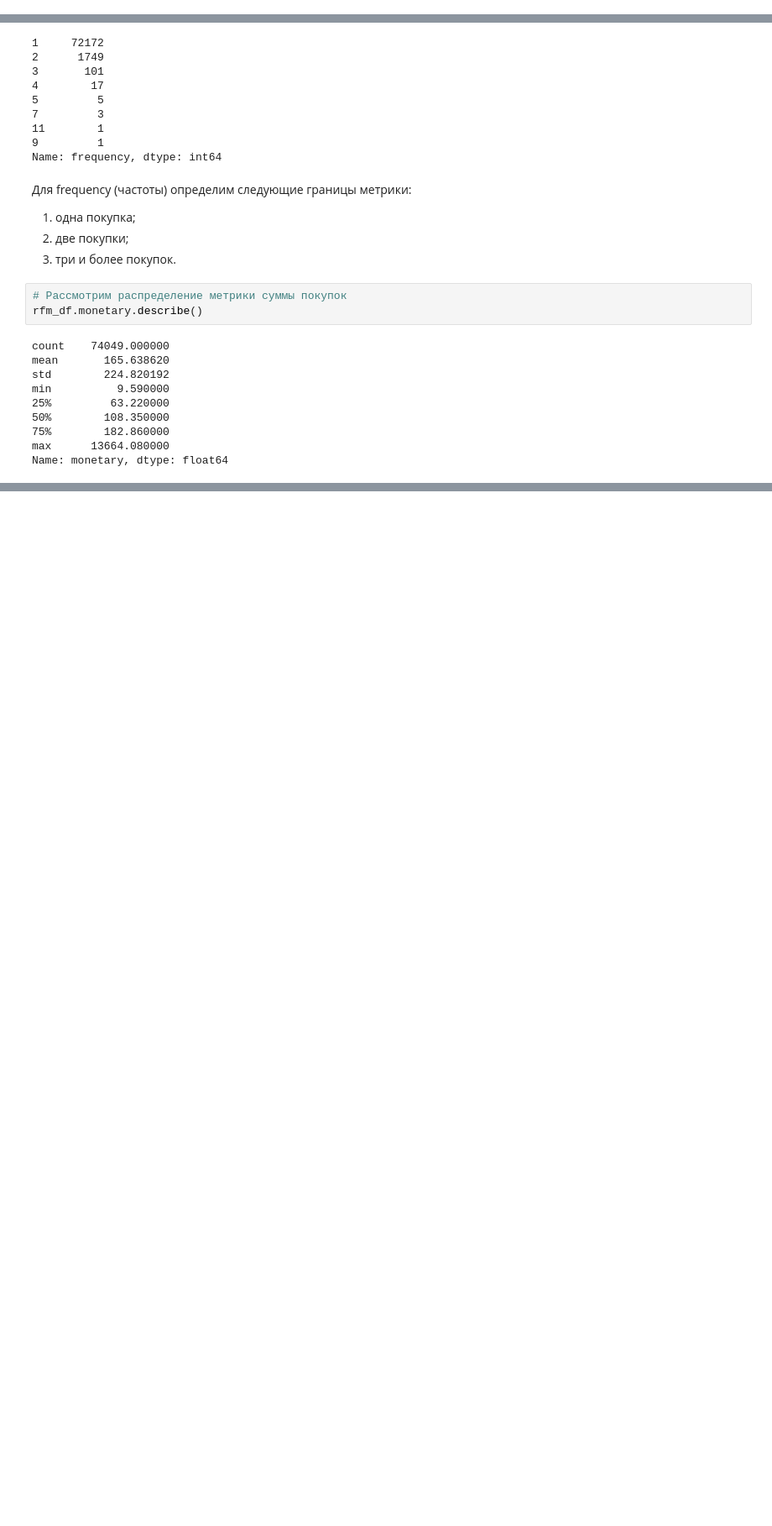
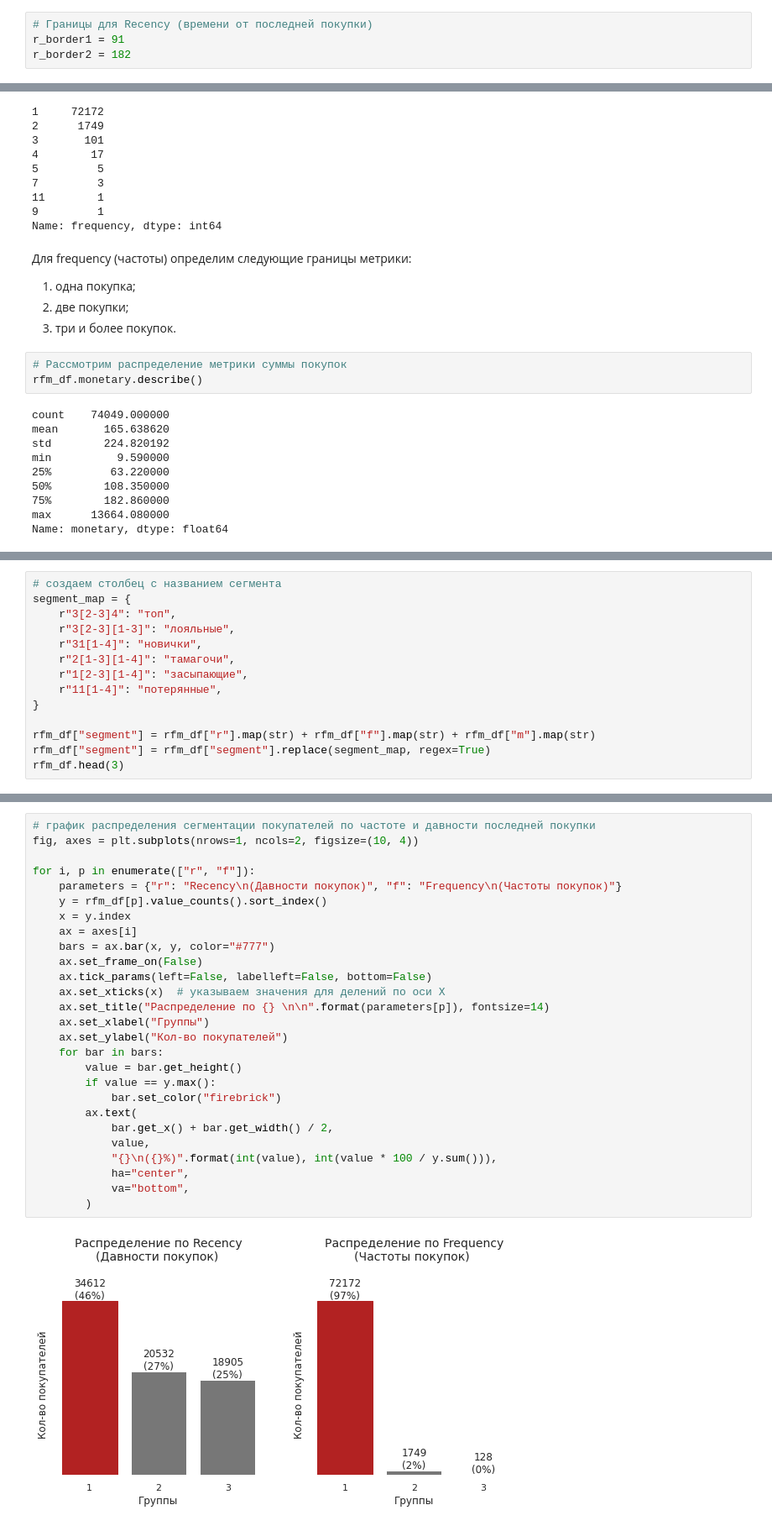
Before and after one commit to dh83/Olist_research, a Jupyter notebook: kc_proj_01.ipynb, the cells around one changed output, grey strips where cells are left out. Shown at 84% size. Drawn from its saved outputs; the diff is of its cells as text; blank space fills up the shorter version.

```diff
--- a/kc_proj_01.ipynb
+++ b/kc_proj_01.ipynb
@@ -1194 +1118,5 @@ r_border2 = 182
+# %%
+# Границы для Recency (времени от последней покупки)
+r_border1 = 91
+r_border2 = 182
 # %%
@@ -1488,0 +1259,14 @@ RFM-аналитика помогает онлайн бизнесу повыша
+# %%
+# создаем столбец с названием сегмента
+segment_map = {
+    r"3[2-3]4": "топ",
+    r"3[2-3][1-3]": "лояльные",
+    r"31[1-4]": "новички",
+    r"2[1-3][1-4]": "тамагочи",
+    r"1[2-3][1-4]": "засыпающие",
+    r"11[1-4]": "потерянные",
+}
+
+rfm_df["segment"] = rfm_df["r"].map(str) + rfm_df["f"].map(str) + rfm_df["m"].map(str)
+rfm_df["segment"] = rfm_df["segment"].replace(segment_map, regex=True)
+rfm_df.head(3)
@@ -1488,0 +1278,29 @@ RFM-аналитика помогает онлайн бизнесу повыша
+# %%
+# график распределения сегментации покупателей по частоте и давности последней покупки
+fig, axes = plt.subplots(nrows=1, ncols=2, figsize=(10, 4))
+
+for i, p in enumerate(["r", "f"]):
+    parameters = {"r": "Recency\n(Давности покупок)", "f": "Frequency\n(Частоты покупок)"}
+    y = rfm_df[p].value_counts().sort_index()
+    x = y.index
+    ax = axes[i]
+    bars = ax.bar(x, y, color="#777")
+    ax.set_frame_on(False)
+    ax.tick_params(left=False, labelleft=False, bottom=False)
+    ax.set_xticks(x)  # указываем значения для делений по оси X
+    ax.set_title("Распределение по {} \n\n".format(parameters[p]), fontsize=14)
+    ax.set_xlabel("Группы")
+    ax.set_ylabel("Кол-во покупателей")
+    for bar in bars:
+        value = bar.get_height()
+        if value == y.max():
+            bar.set_color("firebrick")
+        ax.text(
+            bar.get_x() + bar.get_width() / 2,
+            value,
+            "{}\n({}%)".format(int(value), int(value * 100 / y.sum())),
+            ha="center",
+            va="bottom",
+        )
+# %% [output]
+[figure, added]
```
Also changed, not shown: parts of 121 cells of this notebook.
